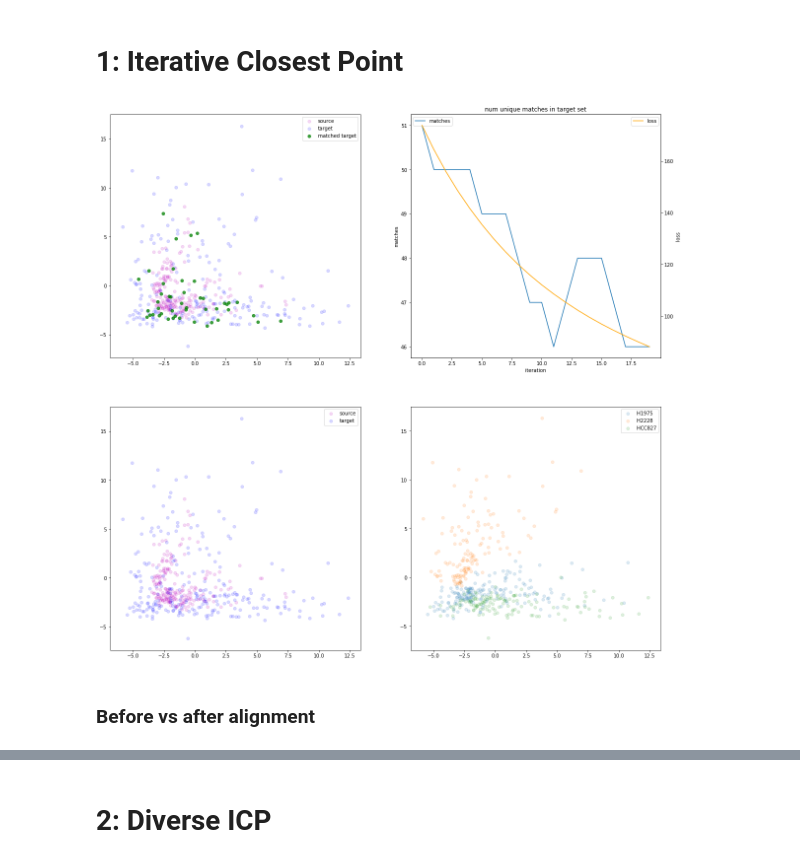
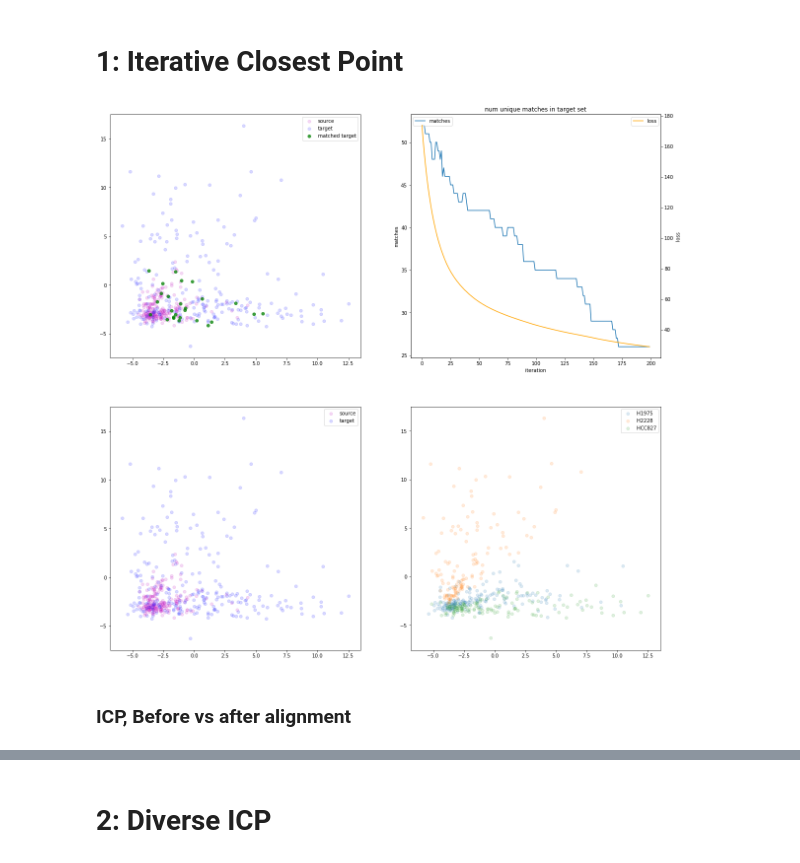
Before and after one commit to AmirAlavi/sc-alignment-benchmarking, a Jupyter notebook: data-alignment-experiments.ipynb, the cells around one changed output, grey strips where cells are left out. Cells and saved outputs as stored; diff of their text form; code cells hidden in the pictures.

```diff
--- a/data-alignment-experiments.ipynb
+++ b/data-alignment-experiments.ipynb
@@ -270,11 +285,12 @@ A, B, type_index_dict, combined_meta = get_source_target(datasets, 'CellBench',
  # 1: Iterative Closest Point
 # %%
 # Align
-aligner = icp.ICP(A, B, type_index_dict, loss_function=icp.closest_point_loss, max_iters=20)
+aligner = icp.ICP(A, B, type_index_dict, loss_function=icp.closest_point_loss, max_iters=200)
 # %% [output]
-[figure, old version]
+[figure, new version]
 # %% [markdown]
-### Before vs after alignment
+<a name="icp"></a>
+### ICP, Before vs after alignment
 # %%
 # Get results
 aligner_fcn = lambda x: aligner(torch.from_numpy(x).float()).detach().numpy()
```
Also changed, not shown: parts of 15 cells of this notebook.
